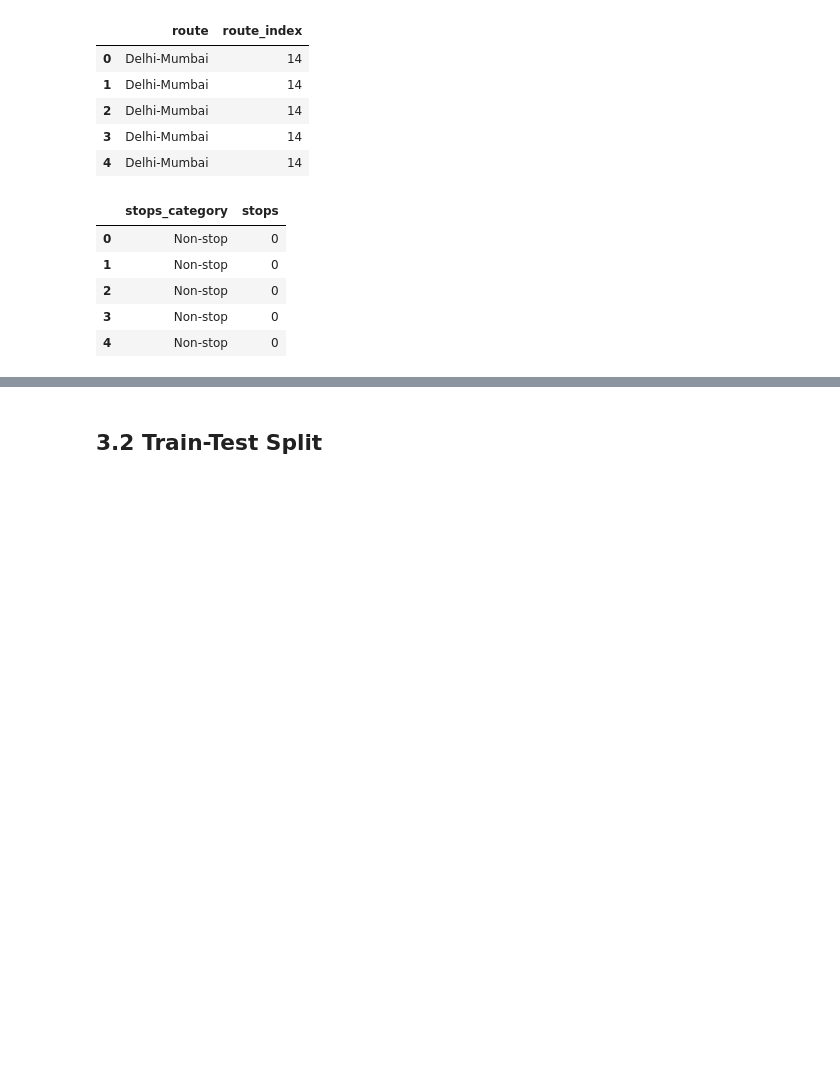
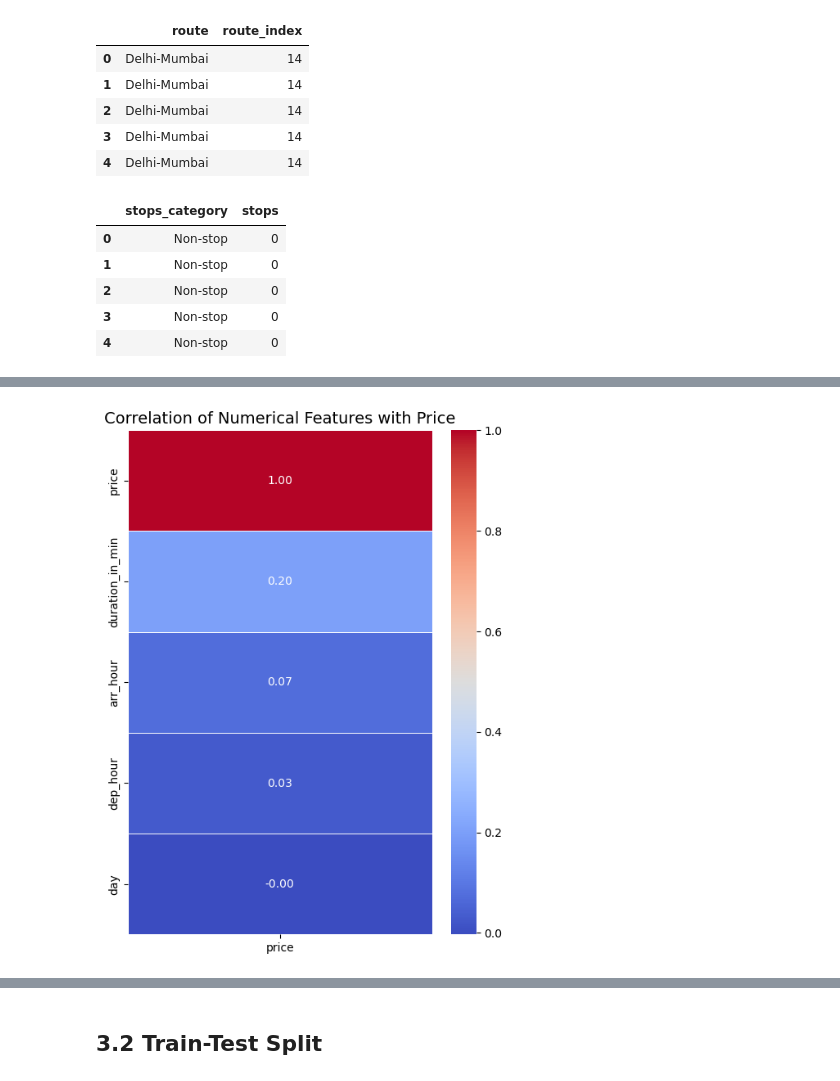
Before and after one commit to trishhh23/mldp, a Jupyter notebook: MLDP Program Codes Submission Template.ipynb, the cells around one changed output, grey strips where cells are left out. Drawn from its saved outputs; the diff is of its cells as text; code cells hidden in the pictures; blank space fills up the shorter version.

```diff
--- a/MLDP Program Codes Submission Template.ipynb
+++ b/MLDP Program Codes Submission Template.ipynb
@@ -881,0 +989,21 @@ df[['stops_category','stops']].head()
+# %%
+# Select only numerical columns
+numerical_features = df.select_dtypes(include=['int64', 'float64'])
+
+# Correlation with target variable
+corr_with_price = numerical_features.corr()[['price']].sort_values(by='price', ascending=False)
+
+# Plot heatmap
+plt.figure(figsize=(6, 8))
+sns.heatmap(
+    corr_with_price,
+    annot=True,
+    cmap='coolwarm',
+    fmt='.2f',
+    linewidths=0.5
+)
+
+plt.title("Correlation of Numerical Features with Price", fontsize=14)
+plt.show()
+# %% [output]
+[figure, added]
```
Also changed, not shown: parts of 19 cells of this notebook.
